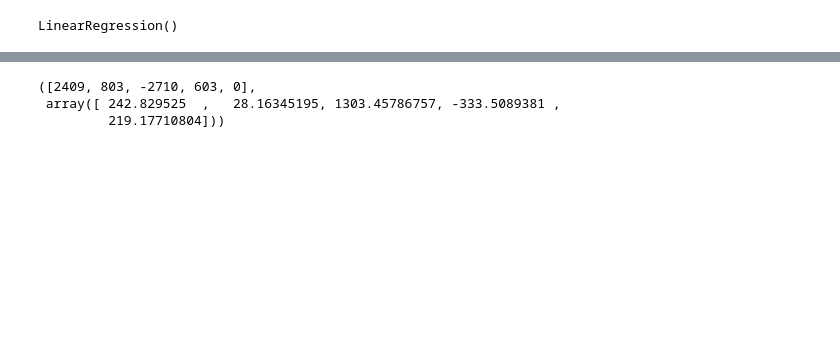
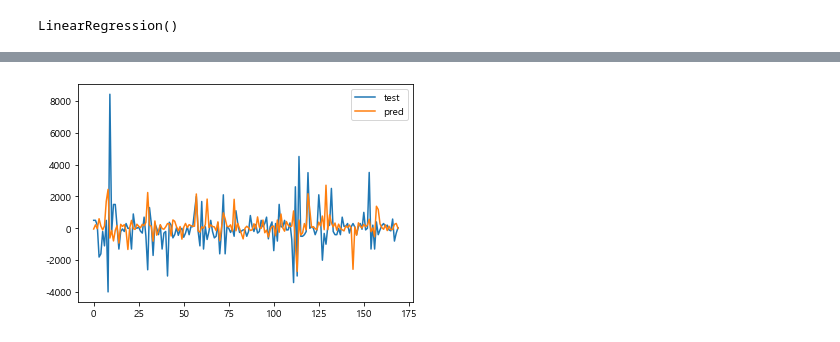
Before and after one commit to ghdakrk/Study_quant, a Jupyter notebook: momentum.ipynb, the cells around one changed output, grey strips where cells are left out. Cells and saved outputs as stored; diff of their text form; code cells hidden in the pictures; blank space fills up the shorter version.

```diff
--- a/momentum.ipynb
+++ b/momentum.ipynb
@@ -191,7 +202,7 @@ data_x = [df_diff1[i:i+50] for i in range(1350)]
 data_y = [df_diff1[i+51] for i in range(1350)]
 # %%
 train_x, test_x, train_y, test_y = train_test_split(
-    data_x, data_y, test_size=0.3, random_state=3)
+    data_x, data_y, test_size=0.2, random_state=5)
 # %%
 len(train_x)
 # %% [output]
@@ -262,6 +273,7 @@ round(mae, 2), round(mse, 2)
-# %%
-test_y[:5], trans_pred[:5]
-# %% [output]
-([2409, 803, -2710, 603, 0],
- array([ 242.829525  ,   28.16345195, 1303.45786757, -333.5089381 ,
-         219.17710804]))
+# %%
+plt.plot(test_y[100:300])
+plt.plot(trans_pred[100:300])
+plt.legend(['test','pred'])
+plt.show()
+# %% [output]
+[figure, added]
```
Also changed, not shown: parts of 19 cells of this notebook, 1 other file.
